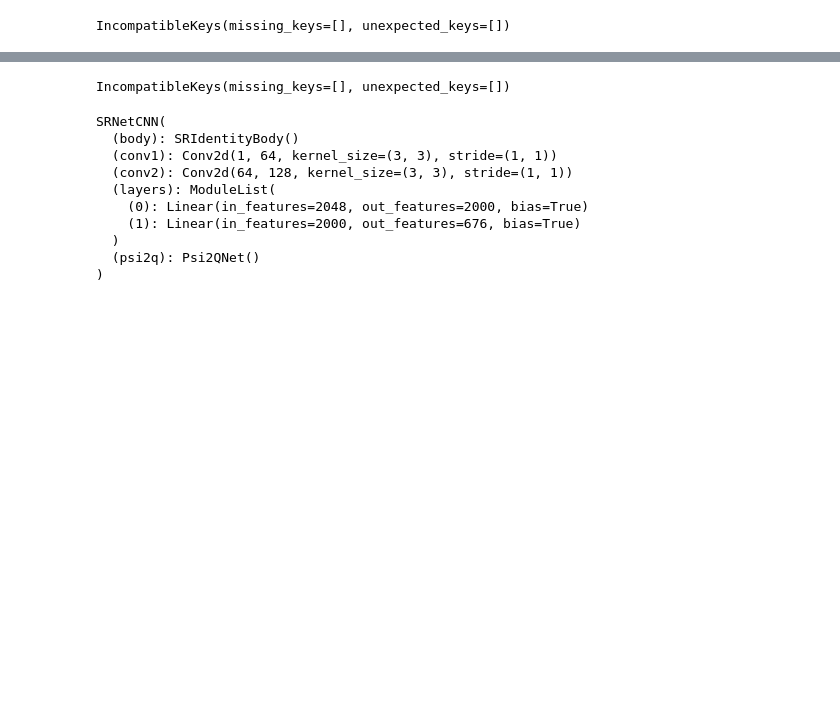
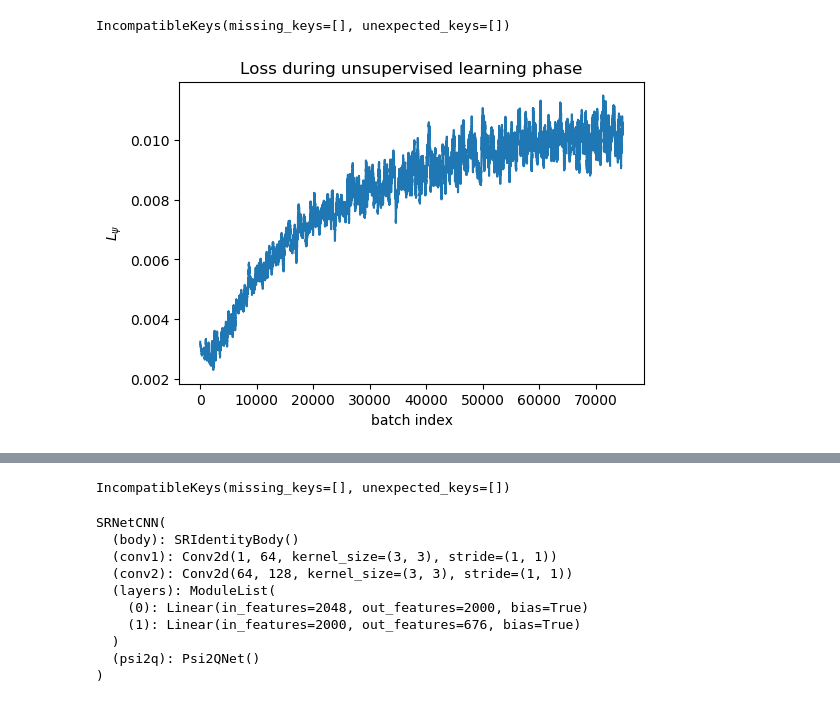
Before and after one commit to psurya1994/successor-feature-representations, a Jupyter notebook: notebooks/11-visualize-apsf.ipynb, the cells around one changed output, grey strips where cells are left out. Cells and saved outputs as stored; diff of their text form; code cells hidden in the pictures; blank space fills up the shorter version.

```diff
--- a/notebooks/11-visualize-apsf.ipynb
+++ b/notebooks/11-visualize-apsf.ipynb
@@ -64,14 +64,16 @@ avdsr.network.load_state_dict(weights,strict=True)
 # %% [output]
 IncompatibleKeys(missing_keys=[], unexpected_keys=[])
 # %%
-with open('../storage/15-loss.p', 'rb') as f:
+with open('../storage/01-loss.p', 'rb') as f:
     loss_vec = pickle.load(f)
 kernel = 200
 plt.figure(figsize=(6,4), dpi=100)
 plt.plot(convolve(loss_vec, kernel))
-plt.title('Loss during unsupervised learning phase, smoothing=' + str(kernel))
-plt.xlabel('batch index'), plt.ylabel('$\psi(s,a,s\')$')
+plt.title('Loss during unsupervised learning phase')
+plt.xlabel('batch index'), plt.ylabel('$L_\psi$')
 plt.show()
+# %% [output]
+[figure, added]
 # %%
 from deep_rl.component.fourrooms import *
 g = [21, 28, 84, 91]
```
Also changed, not shown: parts of 5 cells of this notebook, 7 other files.
